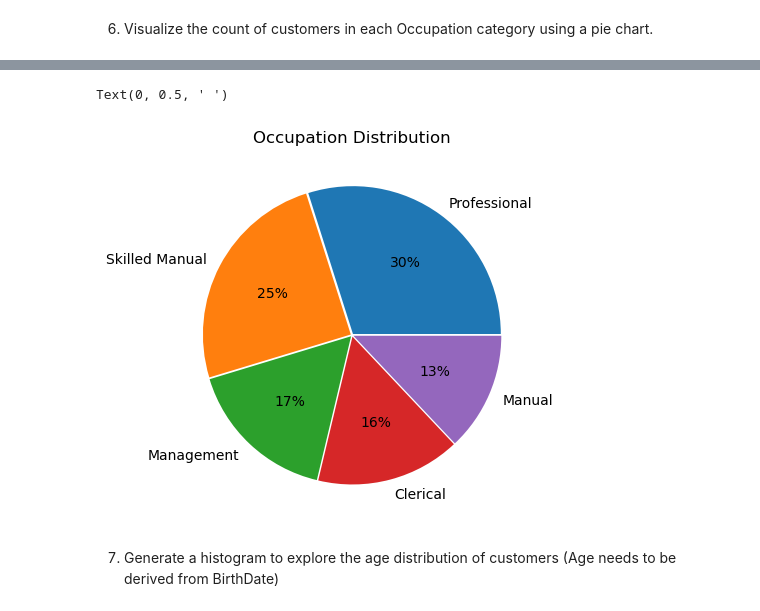
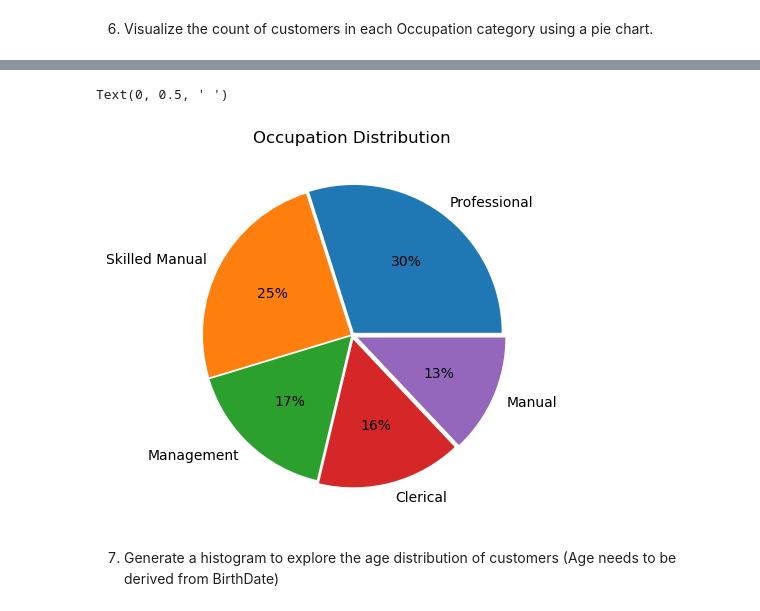
Before and after one commit to uleborharison/Data-Cleaning-and-Exploratory-Data-Analysis-using-numpy-pandas-matplotlib-and-seaborn-library, a Jupyter notebook: EDA using python libraries.ipynb, the cells around one changed output, grey strips where cells are left out. Saved outputs shown, nothing was run; the diff lists cells and outputs as text; code cells hidden in the pictures.

```diff
--- a/EDA using python libraries.ipynb
+++ b/EDA using python libraries.ipynb
@@ -70,4 +70,4 @@ data['HomeOwner'] = data['HomeOwner'].replace({'Y':'Yes','N':'No'})
 # %%
 data.drop('BirthDate.1', axis = 1, inplace = True)
 # %%
-data
+data['Income_Range'] = pd.cut(data['AnnualIncome'], bins = [0, 50000, 100000,200000])
@@ -87,0 +74,2 @@ data
+# %%
+data['Age_Group'] = pd.cut(data['Age'], bins = [0, 20, 40, 60, 80, 100, 120])
@@ -200,10 +159,10 @@ data.Occupation.value_counts().reset_index()
 # %%
-data.Occupation.value_counts().plot(kind = 'pie', autopct='%.0f%%', explode = [0.01,0.01,0.01,0.01,0.01,])
+data.Occupation.value_counts().plot(kind = 'pie', autopct='%.0f%%', explode = [0.02,0.01,0.01,0.03,0.04,])
 plt.title('Occupation Distribution')
 plt.ylabel(' ')
 # %% [output]
 Text(0, 0.5, ' ')
-[figure, old version]
+[figure, new version]
 # %% [markdown]
 7. Generate a histogram to explore the age distribution of customers (Age needs to be derived from BirthDate)
 # %%
```
Also changed, not shown: parts of 34 cells of this notebook.
